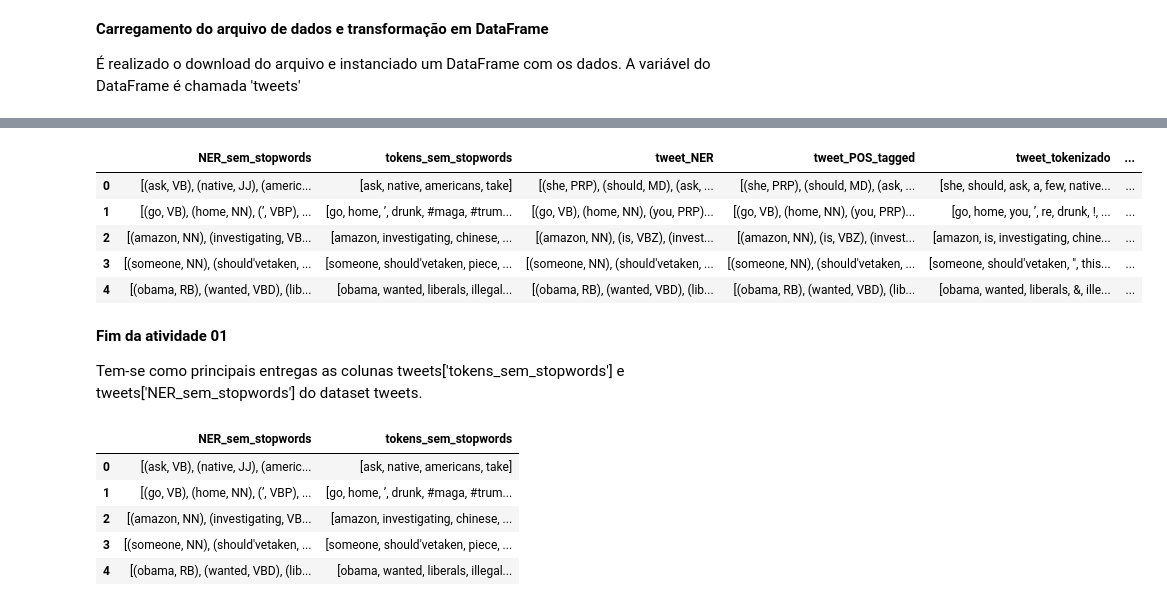
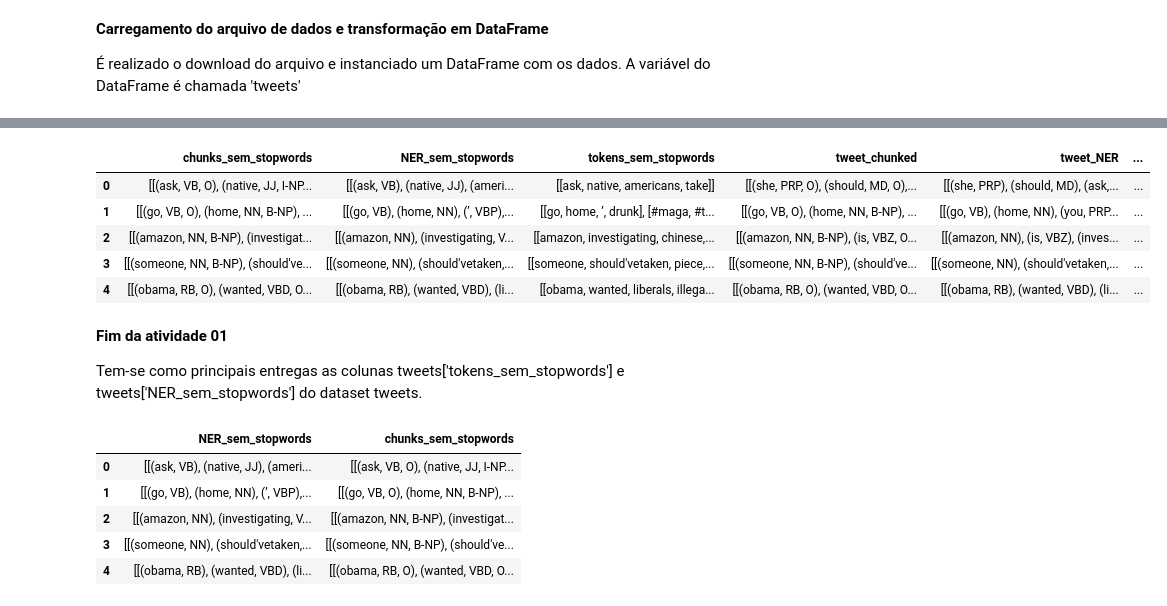
Before and after one commit to eduardodut/Mineracao_dados_textos_web, a Jupyter notebook: projeto01_equipe01_entrega18052020.ipynb, the cells around one changed output, grey strips where cells are left out. Saved outputs shown, nothing was run; the diff lists cells and outputs as text; code cells hidden in the pictures.

```diff
--- a/projeto01_equipe01_entrega18052020.ipynb
+++ b/projeto01_equipe01_entrega18052020.ipynb
@@ -208,7 +280,15 @@ with redirect_stdout(open(os.devnull, "w")):
     nltk.download('maxent_ne_chunker')
     nltk.download('words')
 
-tweets['tweet_NER'] = tweets['tweet_POS_tagged'].apply(nltk.ne_chunk)
+def ner(lista_tokens_taggeados):
+  lista_tokens_ner = []
+  for lista in lista_tokens_taggeados:
+    lista_tokens_ner.append(nltk.ne_chunk(lista))
+
+  return lista_tokens_ner
+
+
+tweets['tweet_NER'] = tweets['tweet_POS_tagged'].apply(ner)
 tweets[tweets.columns[::-1]].head()
 # %% [output]
 |  | tweet_NER | tweet_POS_tagged | tweet_tokenizado | tweet_em_sentencas | tweet_tratado | tweet | id | ... |
@@ -229,60 +318,64 @@ import os
 from string import punctuation
 
 
 
-def remove_stop_words(lista_tokens):
+def remove_stop_words(lista_token_sentenca):
   '''Função de remoção de stop word que recebe lista de tokens e devolve
   lista de tokens
   '''
   with redirect_stdout(open(os.devnull, "w")):
     nltk.download("stopwords")
     nltk.download('punkt')
 
   stopwords = sw.words('english')
   stop_words = set(stopwords + list(punctuation ))
 
-  tokens = [w for w in lista_tokens if not w in stop_words]
+  lista_saida = []
 
-  return tokens
+  for lista_tokens in lista_token_sentenca:
+    tokens = [w for w in lista_tokens if not w in stop_words]
+    lista_saida.append(tokens)
 
-def remove_stop_words_tuplas(lista_tuplas):
+
+  return lista_saida
+
+def remove_stop_words_tuplas(lista_tuplas_sentencas):
   '''Função de remoção de stop word que recebe lista de tuplas de token e tag e devolve
   lista de tuplas de token e tag
   '''
   with redirect_stdout(open(os.devnull, "w")):
     nltk.download("stopwords")
     nltk.download('punkt')
 
   stopwords = sw.words('english')
   stop_words = set(stopwords + list(punctuation ))
-
-  tuplas = [w for w in lista_tuplas if not w[0] in stop_words]
-
-  return tuplas
-
-
-
+  lista_saida = []
+  for lista_tuplas in lista_tuplas_sentencas:
+    tuplas = [w for w in lista_tuplas if not w[0] in stop_words]
+    lista_saida.append(tuplas)
+  return lista_saida
 
 tweets['tokens_sem_stopwords'] = tweets['tweet_tokenizado'].apply(remove_stop_words)
 tweets['NER_sem_stopwords'] = tweets['tweet_NER'].apply(remove_stop_words_tuplas)
+tweets['chunks_sem_stopwords'] = tweets['tweet_chunked'].apply(remove_stop_words_tuplas)
 tweets[tweets.columns[::-1]].head()
 # %% [output]
-|  | NER_sem_stopwords | tokens_sem_stopwords | tweet_NER | tweet_POS_tagged | tweet_tokenizado | ... |
-| 0 | [(ask, VB), (native, JJ), (americ... | [ask, native, americans, take] | [(she, PRP), (should, MD), (ask, ... | [(she, PRP), (should, MD), (ask, ... | [she, should, ask, a, few, native... | ... |
-| 1 | [(go, VB), (home, NN), (’, VBP), ... | [go, home, ’, drunk, #maga, #trum... | [(go, VB), (home, NN), (you, PRP)... | [(go, VB), (home, NN), (you, PRP)... | [go, home, you, ’, re, drunk, !, ... | ... |
-| 2 | [(amazon, NN), (investigating, VB... | [amazon, investigating, chinese, ... | [(amazon, NN), (is, VBZ), (invest... | [(amazon, NN), (is, VBZ), (invest... | [amazon, is, investigating, chine... | ... |
-| 3 | [(someone, NN), (should'vetaken, ... | [someone, should'vetaken, piece, ... | [(someone, NN), (should'vetaken, ... | [(someone, NN), (should'vetaken, ... | [someone, should'vetaken, ", this... | ... |
-| 4 | [(obama, RB), (wanted, VBD), (lib... | [obama, wanted, liberals, illegal... | [(obama, RB), (wanted, VBD), (lib... | [(obama, RB), (wanted, VBD), (lib... | [obama, wanted, liberals, &, ille... | ... |
+|  | chunks_sem_stopwords | NER_sem_stopwords | tokens_sem_stopwords | tweet_chunked | tweet_NER | ... |
+| 0 | [[(ask, VB, O), (native, JJ, I-NP... | [[(ask, VB), (native, JJ), (ameri... | [[ask, native, americans, take]] | [[(she, PRP, O), (should, MD, O),... | [[(she, PRP), (should, MD), (ask,... | ... |
+| 1 | [[(go, VB, O), (home, NN, B-NP), ... | [[(go, VB), (home, NN), (’, VBP),... | [[go, home, ’, drunk], [#maga, #t... | [[(go, VB, O), (home, NN, B-NP), ... | [[(go, VB), (home, NN), (you, PRP... | ... |
+| 2 | [[(amazon, NN, B-NP), (investigat... | [[(amazon, NN), (investigating, V... | [[amazon, investigating, chinese,... | [[(amazon, NN, B-NP), (is, VBZ, O... | [[(amazon, NN), (is, VBZ), (inves... | ... |
+| 3 | [[(someone, NN, B-NP), (should've... | [[(someone, NN), (should'vetaken,... | [[someone, should'vetaken, piece,... | [[(someone, NN, B-NP), (should've... | [[(someone, NN), (should'vetaken,... | ... |
+| 4 | [[(obama, RB, O), (wanted, VBD, O... | [[(obama, RB), (wanted, VBD), (li... | [[obama, wanted, liberals, illega... | [[(obama, RB, O), (wanted, VBD, O... | [[(obama, RB), (wanted, VBD), (li... | ... |
 # %% [markdown]
 <b> Fim da atividade 01 </b>
 
 Tem-se como principais entregas as colunas tweets['tokens_sem_stopwords'] e tweets['NER_sem_stopwords'] do dataset tweets.
 # %%
-tweets[['NER_sem_stopwords','tokens_sem_stopwords']].head()
+tweets[['NER_sem_stopwords','chunks_sem_stopwords']].head()
 # %% [output]
-|  | NER_sem_stopwords | tokens_sem_stopwords |
-| 0 | [(ask, VB), (native, JJ), (americ... | [ask, native, americans, take] |
-| 1 | [(go, VB), (home, NN), (’, VBP), ... | [go, home, ’, drunk, #maga, #trum... |
-| 2 | [(amazon, NN), (investigating, VB... | [amazon, investigating, chinese, ... |
-| 3 | [(someone, NN), (should'vetaken, ... | [someone, should'vetaken, piece, ... |
-| 4 | [(obama, RB), (wanted, VBD), (lib... | [obama, wanted, liberals, illegal... |
+|  | NER_sem_stopwords | chunks_sem_stopwords |
+| 0 | [[(ask, VB), (native, JJ), (ameri... | [[(ask, VB, O), (native, JJ, I-NP... |
+| 1 | [[(go, VB), (home, NN), (’, VBP),... | [[(go, VB, O), (home, NN, B-NP), ... |
+| 2 | [[(amazon, NN), (investigating, V... | [[(amazon, NN, B-NP), (investigat... |
+| 3 | [[(someone, NN), (should'vetaken,... | [[(someone, NN, B-NP), (should've... |
+| 4 | [[(obama, RB), (wanted, VBD), (li... | [[(obama, RB, O), (wanted, VBD, O... |
```
Also changed, not shown: parts of 17 cells of this notebook.
